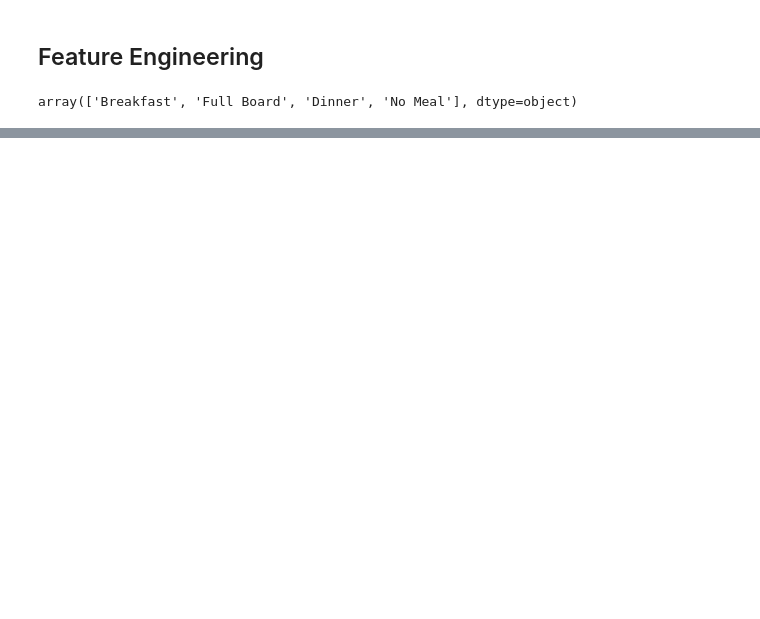
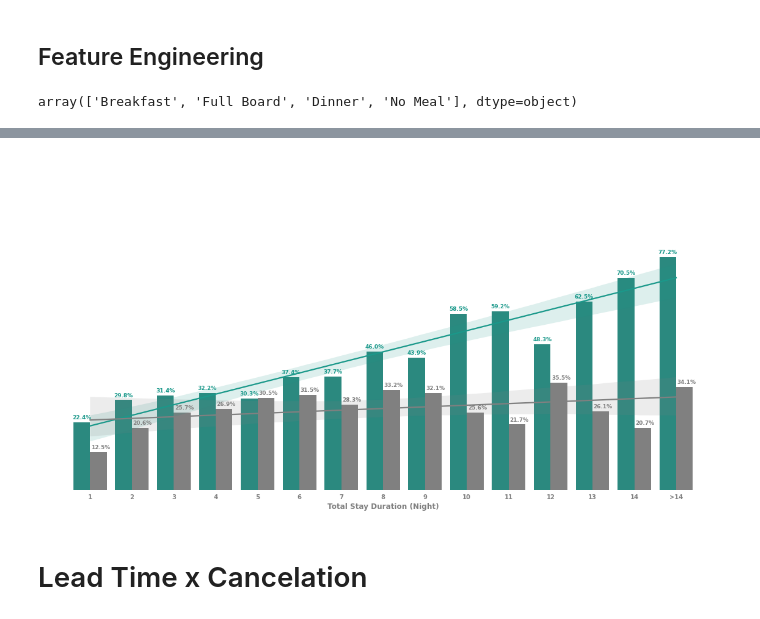
Before and after one commit to aryasa22/business_hotel_investigation, a Jupyter notebook: hotel_business_investigation.ipynb, the cells around one changed output, grey strips where cells are left out. Saved outputs shown, nothing was run; the diff lists cells and outputs as text; code cells hidden in the pictures; blank space fills up the shorter version.

```diff
--- a/hotel_business_investigation.ipynb
+++ b/hotel_business_investigation.ipynb
@@ -212,0 +417,58 @@ df.sample(5)
+# %%
+# Aggregation
+
+df_agg1 = df_analize.groupby(['hotel', 'total_stay_duration_group']).agg({'arrival_date_year': 'count', 'is_canceled' : 'sum'})
+df_agg1 = df_agg1.reset_index()
+df_agg1 = df_agg1.rename(columns = {'arrival_date_year' : 'total_books', 'is_canceled' : 'canceled_books'})
+df_agg1['cancel_pct'] = df_agg1['canceled_books'] / df_agg1['total_books']
+df_agg1['cancel_pct'] = df_agg1['cancel_pct'] * 100
+
+df_agg1['order_idx'] = df_agg1['total_stay_duration_group'].apply(lambda x: 14 if x == '>14' else int(x)-1)
+df_agg1 = df_agg1.sort_values('order_idx').reset_index(drop = True)
+
+df_agg_1_city = df_agg1[df_agg1['hotel'] == 'City Hotel']
+df_agg_1_city = df_agg_1_city.reset_index(drop = True)
+df_agg_1_resort = df_agg1[df_agg1['hotel'] == 'Resort Hotel']
+df_agg_1_resort = df_agg_1_resort.reset_index(drop = True)
+# %%
+#visualization
+fig, ax = plt.subplots(figsize = (20, 10))
+sns.barplot(data = df_agg1, x = 'total_stay_duration_group', y = 'cancel_pct', hue = 'hotel',
+            palette = ['#1b998b', 'grey'], ax = ax)
+sns.regplot(data = df_agg_1_city, x = 'order_idx', y = 'cancel_pct', scatter = None,
+            color = '#1b998b', ax = ax)
+sns.regplot(data = df_agg_1_resort, x = 'order_idx', y = 'cancel_pct', scatter = None,
+           color = 'grey', ax = ax)
+
+plt.legend([], [], frameon = False)
+
+plt.ylim(0, 110)
+
+# background and frame
+fig.patch.set_facecolor('#fff')
+ax.set(frame_on = False)
+plt.yticks([])
+plt.xticks(fontsize = 10, weight = 700, color = 'grey')
+plt.ylabel('')
+plt.xlabel('Total Stay Duration (Night)', fontsize = 12, weight = 700, color = 'grey')
+plt.tick_params(bottom = False)
+
+# label and annotation
+city_annot = df_agg_1_city['cancel_pct']
+resort_annot = df_agg_1_resort['cancel_pct']
+
+for i in range(len(city_annot)):
+    plt.text(i-.2, city_annot[i] + 1, s = f'{np.round(city_annot[i], 1)}%',
+            horizontalalignment = 'center', fontsize = 9, weight = 700,
+            color = '#1b998b')
+
+    plt.text(i+.25, resort_annot[i] + 1, s = f'{np.round(resort_annot[i], 1)}%',
+            horizontalalignment = 'center', fontsize = 9, weight = 700,
+            color = 'grey')
+
+
+plt.show()
+# %% [output]
+[figure, added]
+# %% [markdown]
+# Lead Time x Cancelation
```
Also changed, not shown: parts of 34 cells of this notebook, 2 other files.
